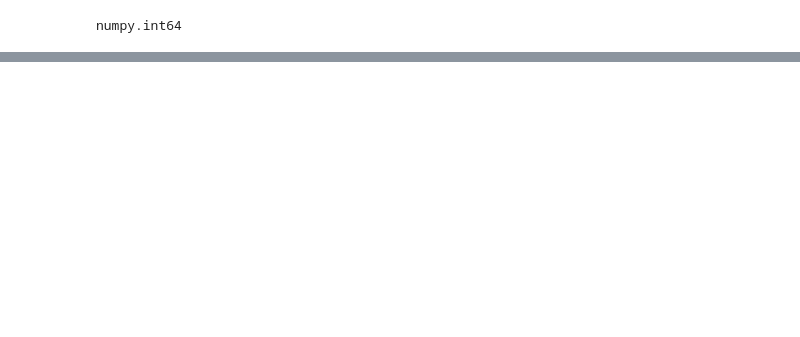
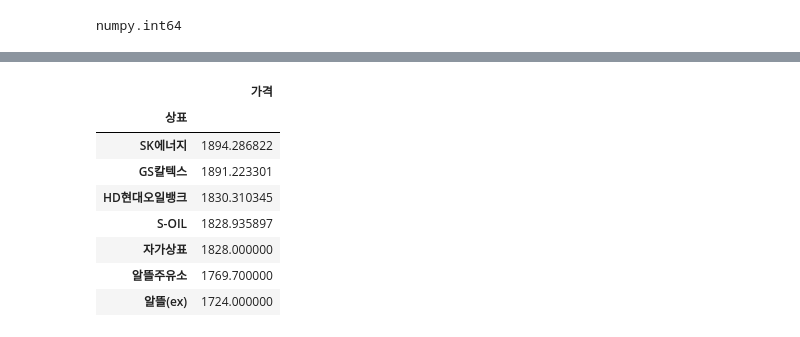
Before and after one commit to bong9C/DataAnalysis-2023.09, a Jupyter notebook: 05.Crawling/15.Opinet.ipynb, the cells around one changed output, grey strips where cells are left out. Drawn from its saved outputs; the diff is of its cells as text; code cells hidden in the pictures; blank space fills up the shorter version.

```diff
--- a/05.Crawling/15.Opinet.ipynb
+++ b/05.Crawling/15.Opinet.ipynb
@@ -348,0 +326,15 @@ df
+# %%
+# 상표별 평균 가격의 막대 그래프
+df3 = df.pivot_table('가격', '상표')
+df3.sort_values('가격',ascending=False, inplace=True)
+df3
+# %% [output]
+|  | 가격 |
+| 상표 |  |
+| SK에너지 | 1894.286822 |
+| GS칼텍스 | 1891.223301 |
+| HD현대오일뱅크 | 1830.310345 |
+| S-OIL | 1828.935897 |
+| 자가상표 | 1828.000000 |
+| 알뜰주유소 | 1769.700000 |
+| 알뜰(ex) | 1724.000000 |
```
Also changed, not shown: parts of 17 cells of this notebook, 1 other file.
